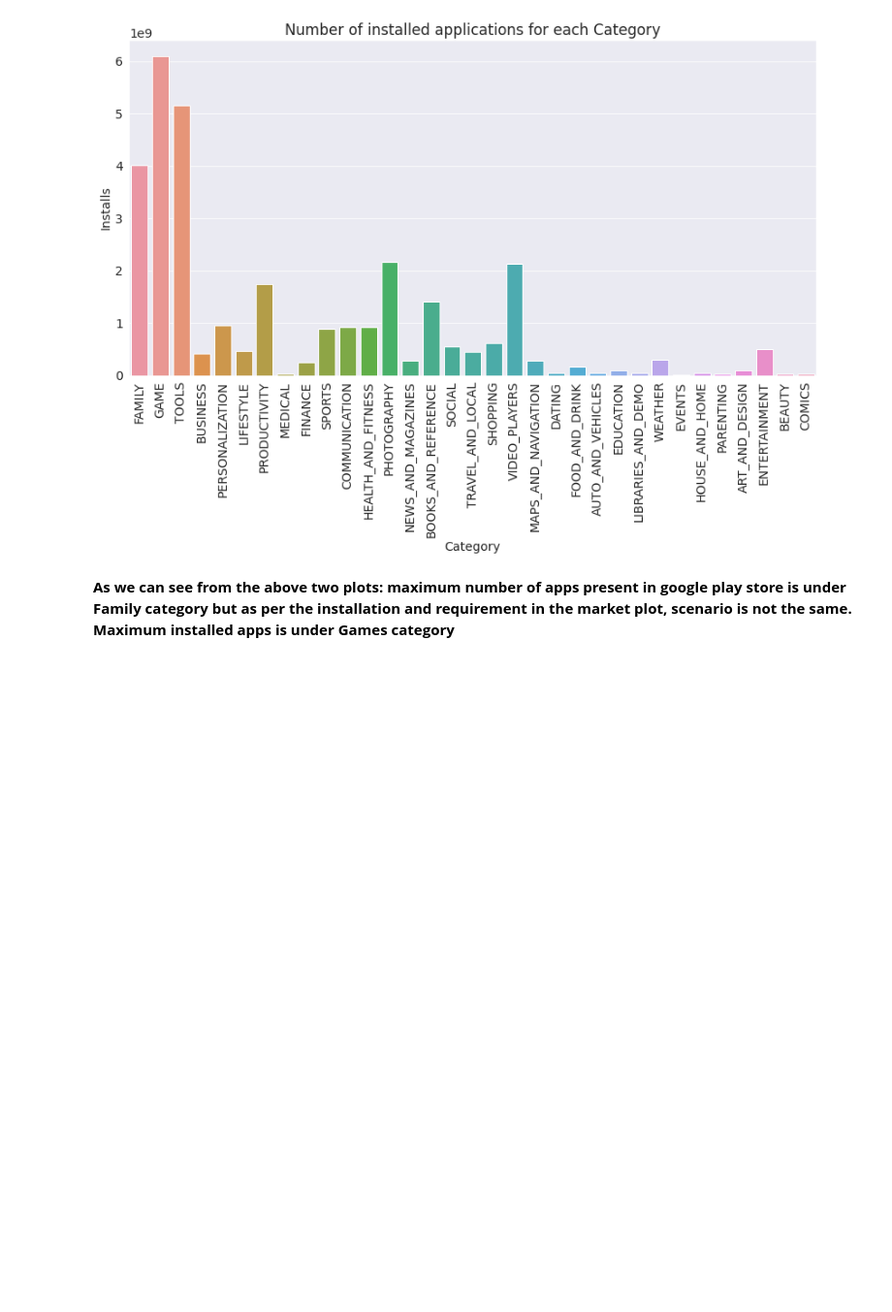
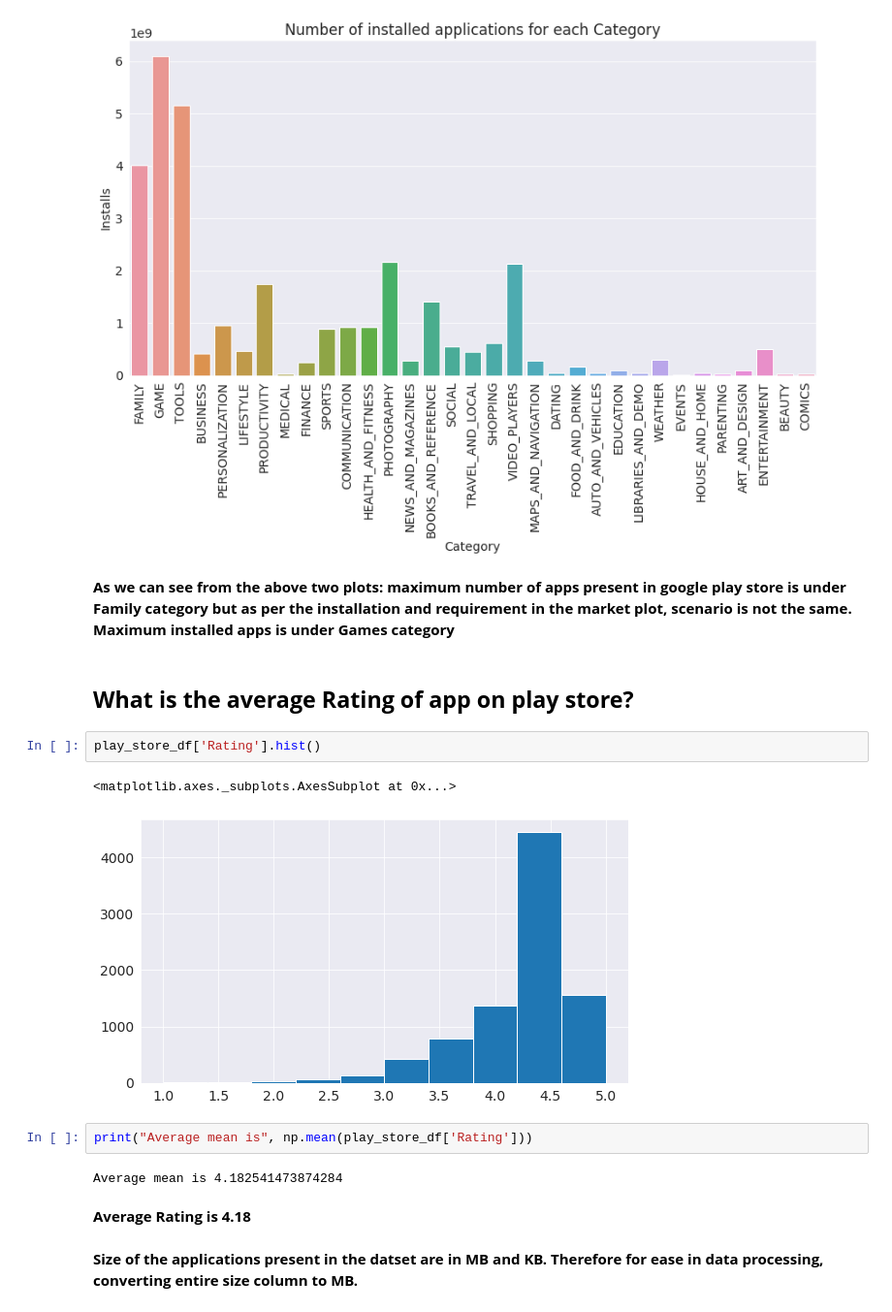
Before and after one commit to deepika1905/Play-store-app-review-analysis, a Jupyter notebook: Deepika_Yadav_Play_Store_App_Review_Analysis_Capstone_Project.ipynb, the cells around one changed output. Shown: that part at 97% size. Drawn from its saved outputs; the diff is of its cells as text; blank space fills up the shorter version.

```diff
--- a/Deepika_Yadav_Play_Store_App_Review_Analysis_Capstone_Project.ipynb
+++ b/Deepika_Yadav_Play_Store_App_Review_Analysis_Capstone_Project.ipynb
@@ -575,3 +575,19 @@ plt.show()
 [figure]
 # %% [markdown]
 **As we can see from the above two plots: maximum number of apps present in google play store is under Family category but as per the installation and requirement in the market plot, scenario is not the same. Maximum installed apps is under Games category**
+# %% [markdown]
+## **What is the average Rating of app on play store?**
+# %%
+play_store_df['Rating'].hist()
+# %% [output]
+<matplotlib.axes._subplots.AxesSubplot at 0x...>
+[figure, added]
+# %%
+print("Average mean is", np.mean(play_store_df['Rating']))
+# %% [output]
+Average mean is 4.182541473874284
+# %% [markdown]
+
+**Average Rating is 4.18**
+# %% [markdown]
+**Size of the applications present in the datset are in MB and KB. Therefore for ease in data processing, converting entire size column to MB.**
```
Also changed, not shown: parts of 14 cells of this notebook.
